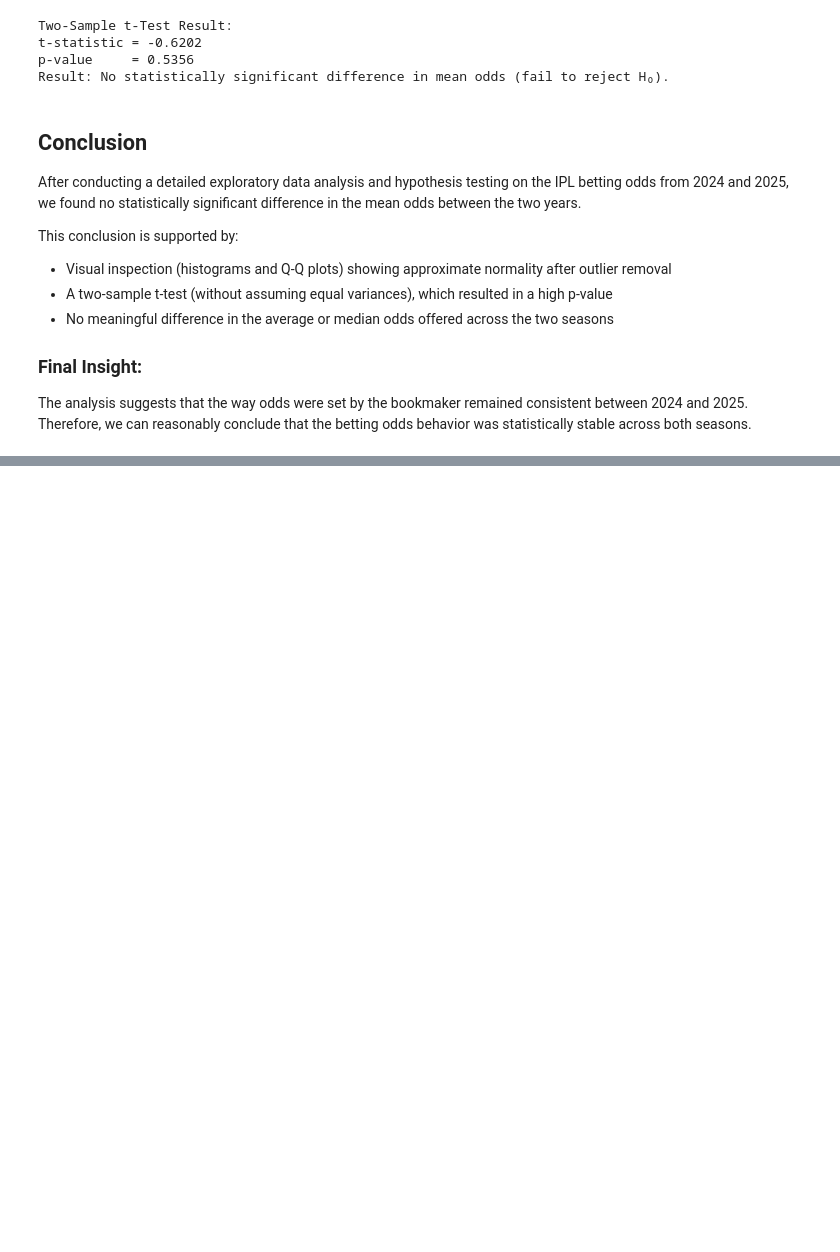
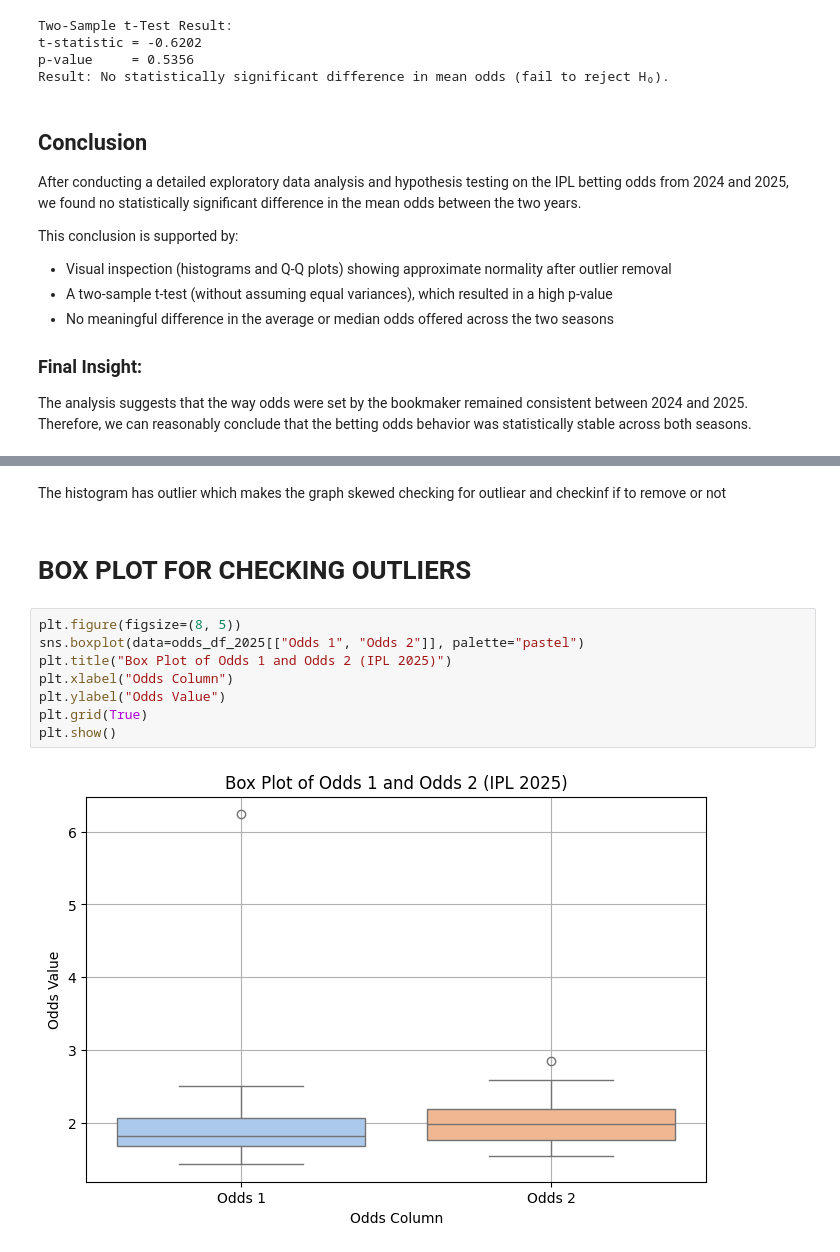
Before and after one commit to VechamGautham/IPL-EARLY-SIXES, a Jupyter notebook: eda.ipynb, the cells around one changed output, grey strips where cells are left out. Drawn from its saved outputs; the diff is of its cells as text; blank space fills up the shorter version.

```diff
--- a/eda.ipynb
+++ b/eda.ipynb
@@ -336,0 +339,14 @@ plt.show()
+# %% [markdown]
+The histogram has outlier which makes the graph skewed checking for outliear and checkinf if to remove or not
+# %% [markdown]
+# BOX PLOT FOR CHECKING OUTLIERS
+# %%
+plt.figure(figsize=(8, 5))
+sns.boxplot(data=odds_df_2025[["Odds 1", "Odds 2"]], palette="pastel")
+plt.title("Box Plot of Odds 1 and Odds 2 (IPL 2025)")
+plt.xlabel("Odds Column")
+plt.ylabel("Odds Value")
+plt.grid(True)
+plt.show()
+# %% [output]
+[figure, added]
```
Also changed, not shown: parts of 17 cells of this notebook.
